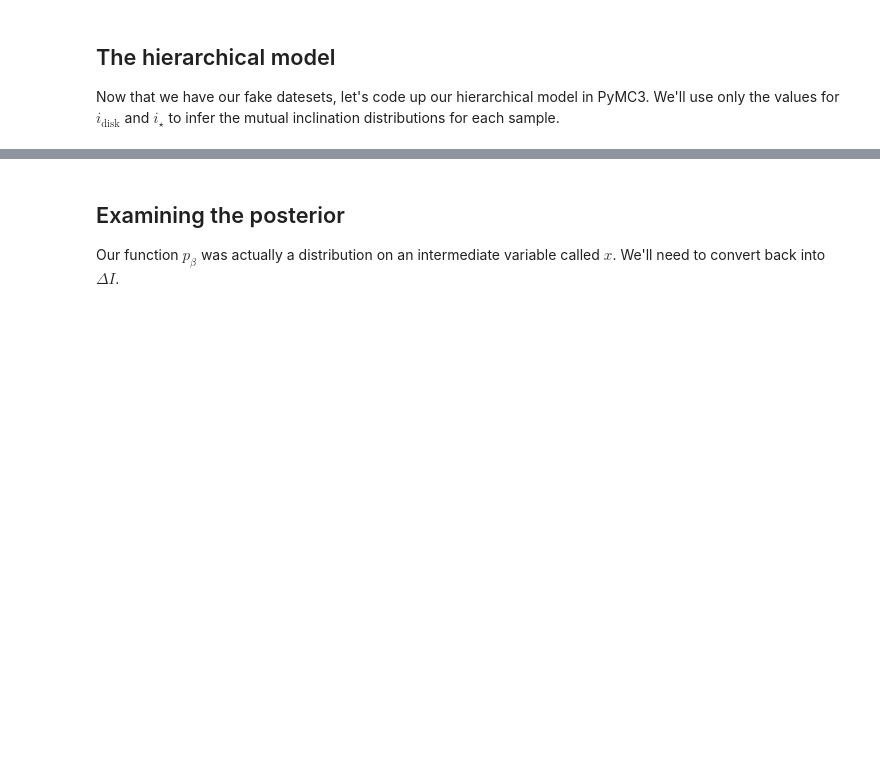
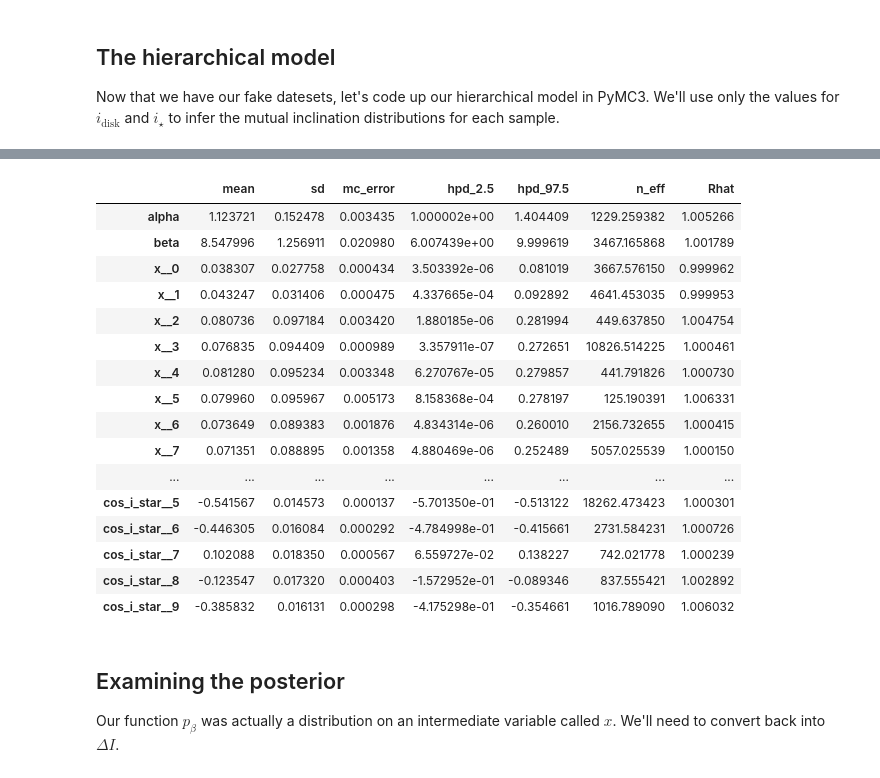
Before and after one commit to iancze/hierarchical-mutual-inclinations, a Jupyter notebook: MutualInclinations.ipynb, the cells around one changed output, grey strips where cells are left out. Drawn from its saved outputs; the diff is of its cells as text; code cells hidden in the pictures; blank space fills up the shorter version.

Commit message:
seems like we have a working hierarchical model in pymc3

```diff
--- a/MutualInclinations.ipynb
+++ b/MutualInclinations.ipynb
@@ -693,3 +701,6 @@ In comparison to the random isotropic sample, we see that nearly all of the syst
 ## The hierarchical model
 
 Now that we have our fake datesets, let's code up our hierarchical model in PyMC3. We'll use only the values for $i_\mathrm{disk}$ and $i_\star$ to infer the mutual inclination distributions for each sample.
+# %%
+sd_disk = np.sin(low_sample["i_disk"].data * deg) * 1.0 * deg
+sd_star = np.sin(low_sample["i_star"].data * deg) * 1.0 * deg
@@ -737,0 +782,4 @@ with pm.Model() as model:
+# %%
+# sample the model!
+with model:
+    trace = pm.sample(draws=10000, tune=5000, chains=2)
@@ -738,3 +797,23 @@ with pm.Model() as model:
+# %%
+pm.summary(trace)
+# %% [output]
+|  | mean | sd | mc_error | hpd_2.5 | hpd_97.5 | n_eff | Rhat |
+| alpha | 1.123721 | 0.152478 | 0.003435 | 1.000002e+00 | 1.404409 | 1229.259382 | 1.005266 |
+| beta | 8.547996 | 1.256911 | 0.020980 | 6.007439e+00 | 9.999619 | 3467.165868 | 1.001789 |
+| x__0 | 0.038307 | 0.027758 | 0.000434 | 3.503392e-06 | 0.081019 | 3667.576150 | 0.999962 |
+| x__1 | 0.043247 | 0.031406 | 0.000475 | 4.337665e-04 | 0.092892 | 4641.453035 | 0.999953 |
+| x__2 | 0.080736 | 0.097184 | 0.003420 | 1.880185e-06 | 0.281994 | 449.637850 | 1.004754 |
+| x__3 | 0.076835 | 0.094409 | 0.000989 | 3.357911e-07 | 0.272651 | 10826.514225 | 1.000461 |
+| x__4 | 0.081280 | 0.095234 | 0.003348 | 6.270767e-05 | 0.279857 | 441.791826 | 1.000730 |
+| x__5 | 0.079960 | 0.095967 | 0.005173 | 8.158368e-04 | 0.278197 | 125.190391 | 1.006331 |
+| x__6 | 0.073649 | 0.089383 | 0.001876 | 4.834314e-06 | 0.260010 | 2156.732655 | 1.000415 |
+| x__7 | 0.071351 | 0.088895 | 0.001358 | 4.880469e-06 | 0.252489 | 5057.025539 | 1.000150 |
+| ... | ... | ... | ... | ... | ... | ... | ... |
+| cos_i_star__5 | -0.541567 | 0.014573 | 0.000137 | -5.701350e-01 | -0.513122 | 18262.473423 | 1.000301 |
+| cos_i_star__6 | -0.446305 | 0.016084 | 0.000292 | -4.784998e-01 | -0.415661 | 2731.584231 | 1.000726 |
+| cos_i_star__7 | 0.102088 | 0.018350 | 0.000567 | 6.559727e-02 | 0.138227 | 742.021778 | 1.000239 |
+| cos_i_star__8 | -0.123547 | 0.017320 | 0.000403 | -1.572952e-01 | -0.089346 | 837.555421 | 1.002892 |
+| cos_i_star__9 | -0.385832 | 0.016131 | 0.000298 | -4.175298e-01 | -0.354661 | 1016.789090 | 1.006032 |
 # %% [markdown]
 ## Examining the posterior
 
```
Also changed, not shown: parts of 8 cells of this notebook.
